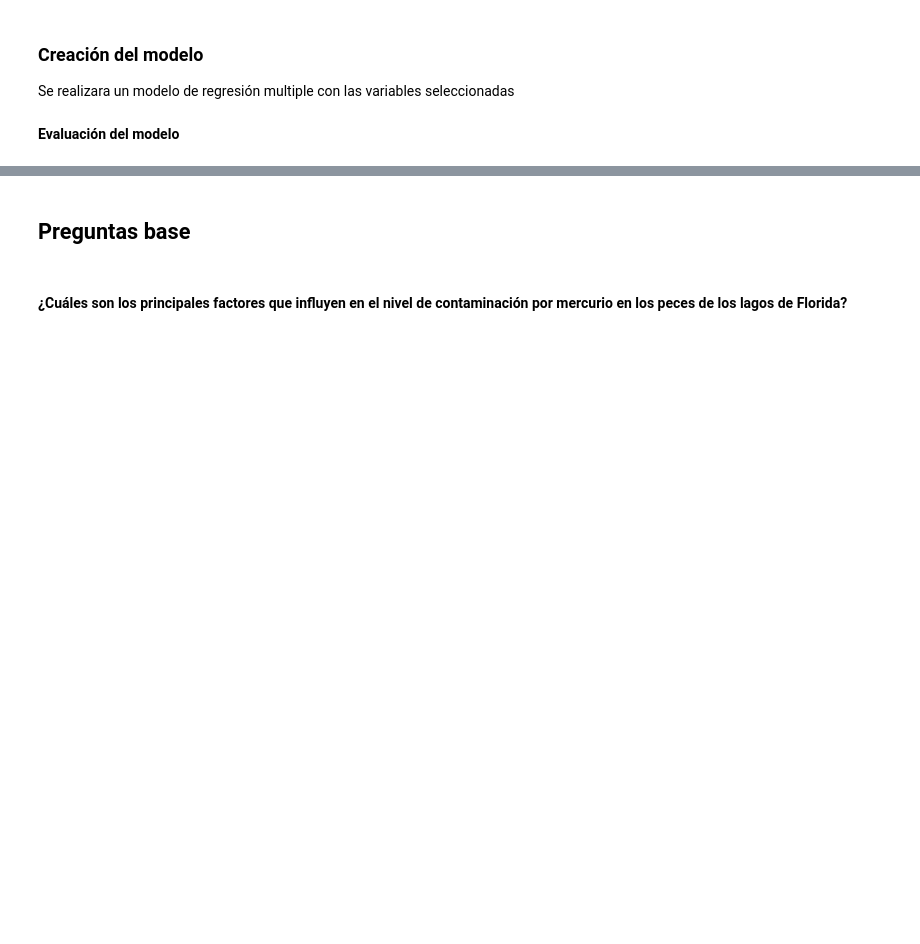
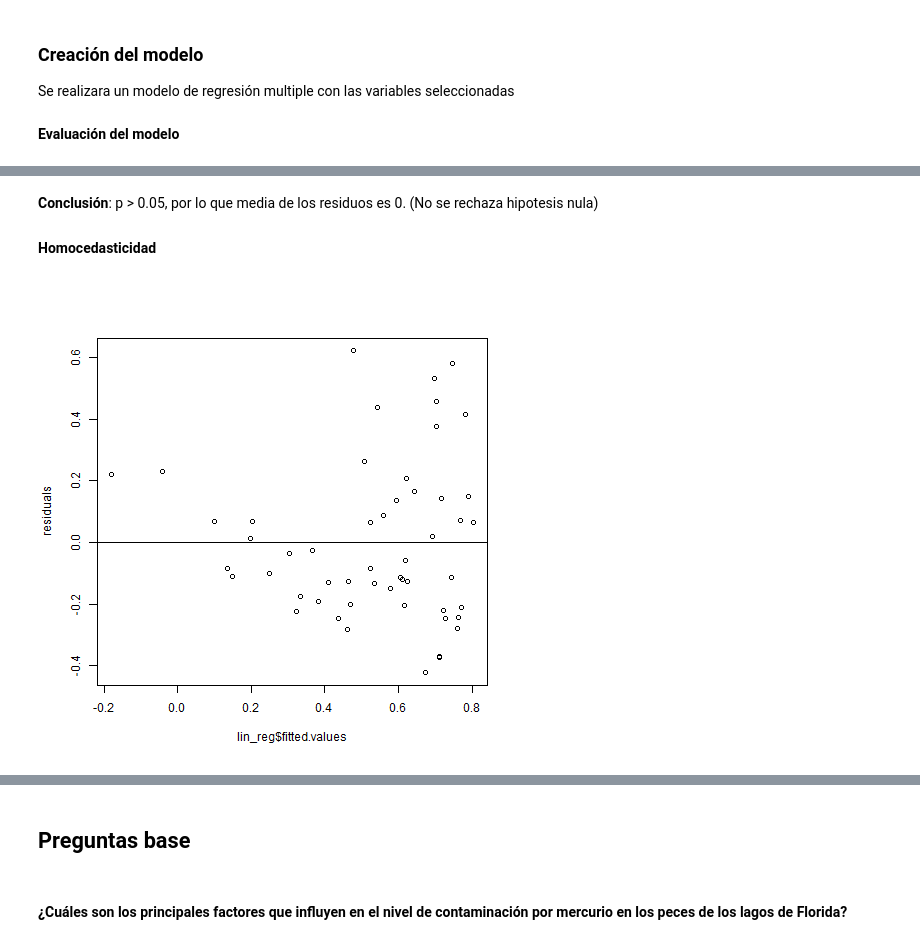
Before and after one commit to dscazares/Portafolio-Estadistica, a Jupyter notebook: portafolio-implementacion.ipynb, the cells around one changed output, grey strips where cells are left out. Cells and saved outputs as stored; diff of their text form; code cells hidden in the pictures; blank space fills up the shorter version.

```diff
--- a/portafolio-implementacion.ipynb
+++ b/portafolio-implementacion.ipynb
@@ -380,0 +449,10 @@ MSE:  0.048553141020570935
+# %% [markdown]
+**Conclusión**: p > 0.05, por lo que media de los residuos es 0. (No se rechaza hipotesis nula)
+
+#### Homocedasticidad
+# %%
+%%R
+plot(lin_reg$fitted.values, residuals)
+abline(h=0)
+# %% [output]
+[figure, added]
```
Also changed, not shown: parts of 18 cells of this notebook.
